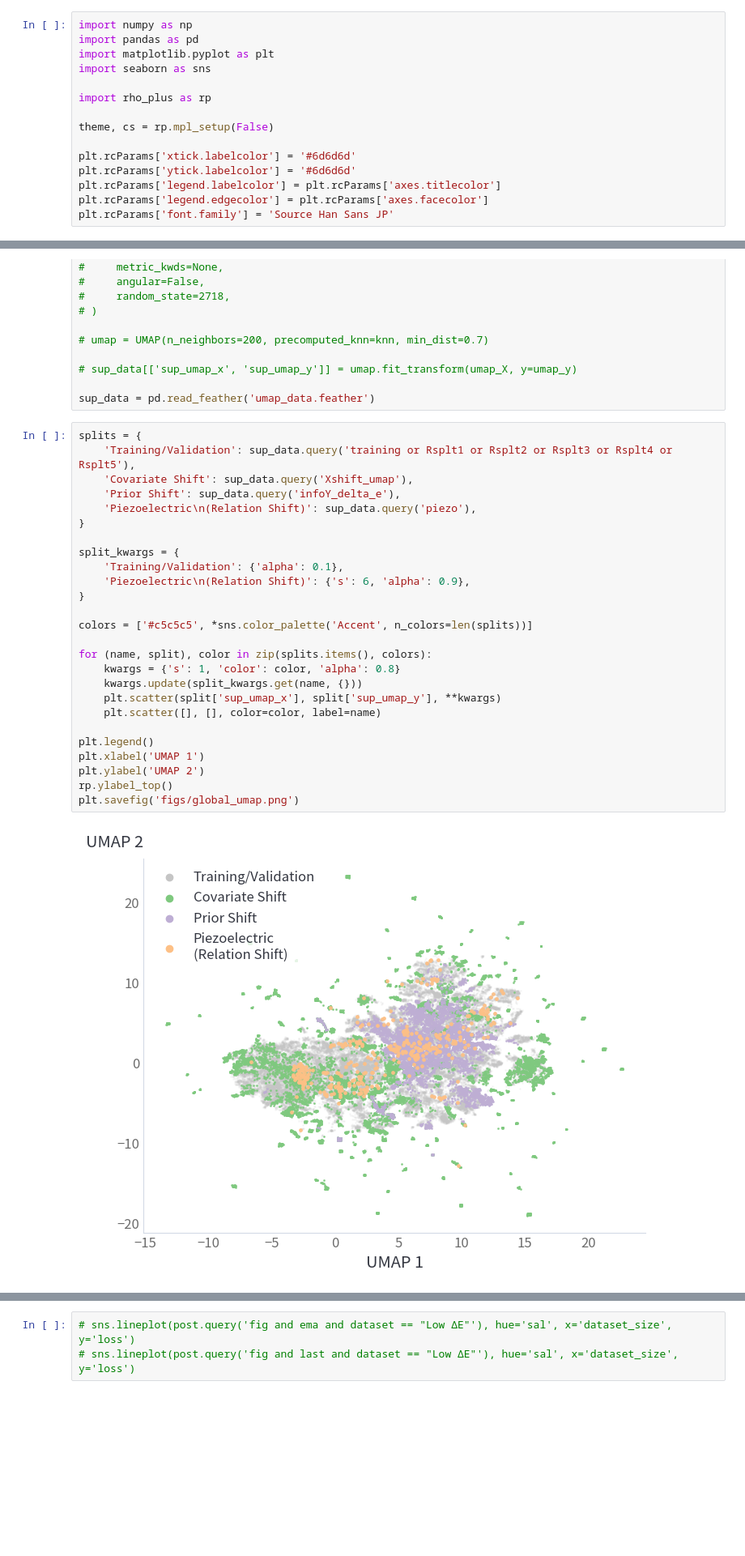
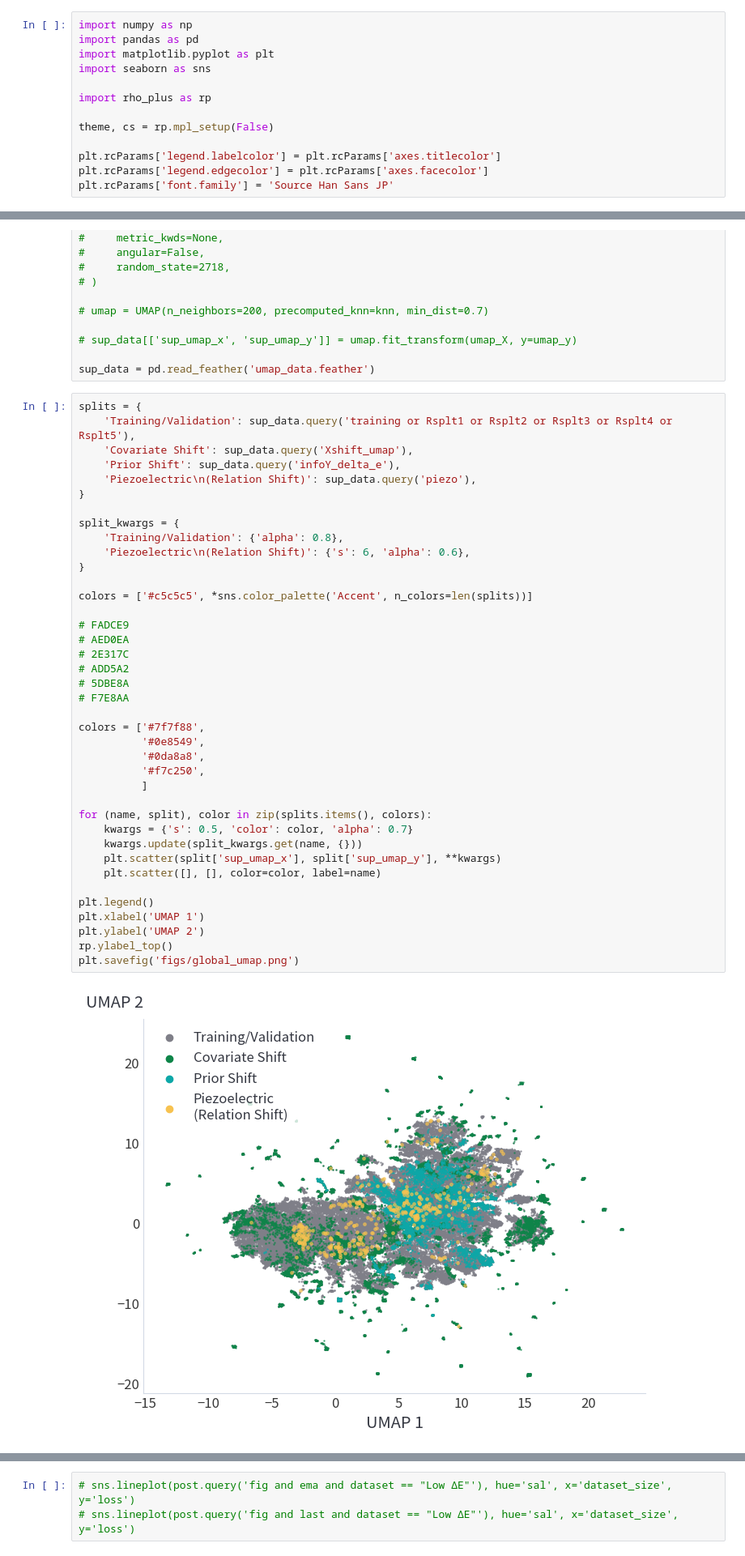
Before and after one commit to nicholas-miklaucic/ood-materials, a Jupyter notebook: paper-visuals.ipynb, the cells around one changed output, grey strips where cells are left out. Shown at 81% size. Saved outputs shown, nothing was run; the diff lists cells and outputs as text; blank space fills up the shorter version.

```diff
--- a/paper-visuals.ipynb
+++ b/paper-visuals.ipynb
@@ -8,8 +8,6 @@ import rho_plus as rp
 
 theme, cs = rp.mpl_setup(False)
 
-plt.rcParams['xtick.labelcolor'] = '#6d6d6d'
-plt.rcParams['ytick.labelcolor'] = '#6d6d6d'
 plt.rcParams['legend.labelcolor'] = plt.rcParams['axes.titlecolor']
 plt.rcParams['legend.edgecolor'] = plt.rcParams['axes.facecolor']
 plt.rcParams['font.family'] = 'Source Han Sans JP'
@@ -106,31 +95,44 @@ sup_data = pd.read_feather('umap_data.feather')
 # %%
 splits = {
     'Training/Validation': sup_data.query('training or Rsplt1 or Rsplt2 or Rsplt3 or Rsplt4 or Rsplt5'),
     'Covariate Shift': sup_data.query('Xshift_umap'),
     'Prior Shift': sup_data.query('infoY_delta_e'),
     'Piezoelectric\n(Relation Shift)': sup_data.query('piezo'),
 }
 
 split_kwargs = {
-    'Training/Validation': {'alpha': 0.1},
-    'Piezoelectric\n(Relation Shift)': {'s': 6, 'alpha': 0.9},
+    'Training/Validation': {'alpha': 0.8},
+    'Piezoelectric\n(Relation Shift)': {'s': 6, 'alpha': 0.6},
 }
 
 colors = ['#c5c5c5', *sns.color_palette('Accent', n_colors=len(splits))]
 
+# FADCE9
+# AED0EA
+# 2E317C
+# ADD5A2
+# 5DBE8A
+# F7E8AA
+
+colors = ['#7f7f88',
+          '#0e8549',
+          '#0da8a8',
+          '#f7c250',
+          ]
+
 for (name, split), color in zip(splits.items(), colors):
-    kwargs = {'s': 1, 'color': color, 'alpha': 0.8}
+    kwargs = {'s': 0.5, 'color': color, 'alpha': 0.7}
     kwargs.update(split_kwargs.get(name, {}))
     plt.scatter(split['sup_umap_x'], split['sup_umap_y'], **kwargs)
     plt.scatter([], [], color=color, label=name)
 
 plt.legend()
 plt.xlabel('UMAP 1')
 plt.ylabel('UMAP 2')
 rp.ylabel_top()
 plt.savefig('figs/global_umap.png')
 # %% [output]
-[figure, old version]
+[figure, new version]
 # %%
 df = pd.read_csv('ablation.csv')
 df = df.melt(id_vars=['type', 'epoch'], var_name='dataset', value_name='loss')
```
Also changed, not shown: parts of 13 cells of this notebook, 20 other files.
